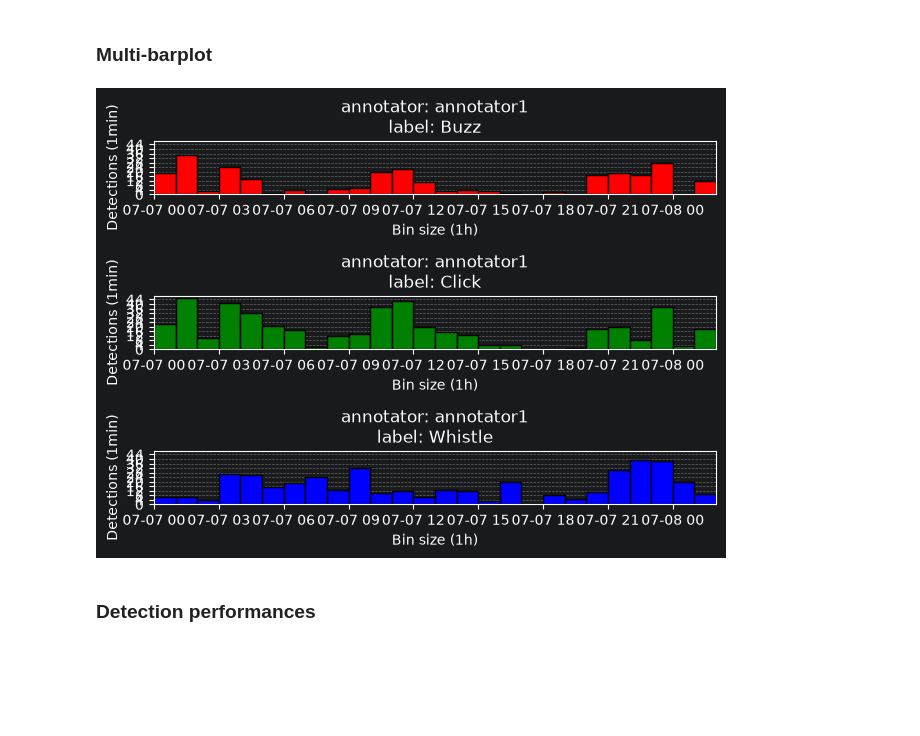
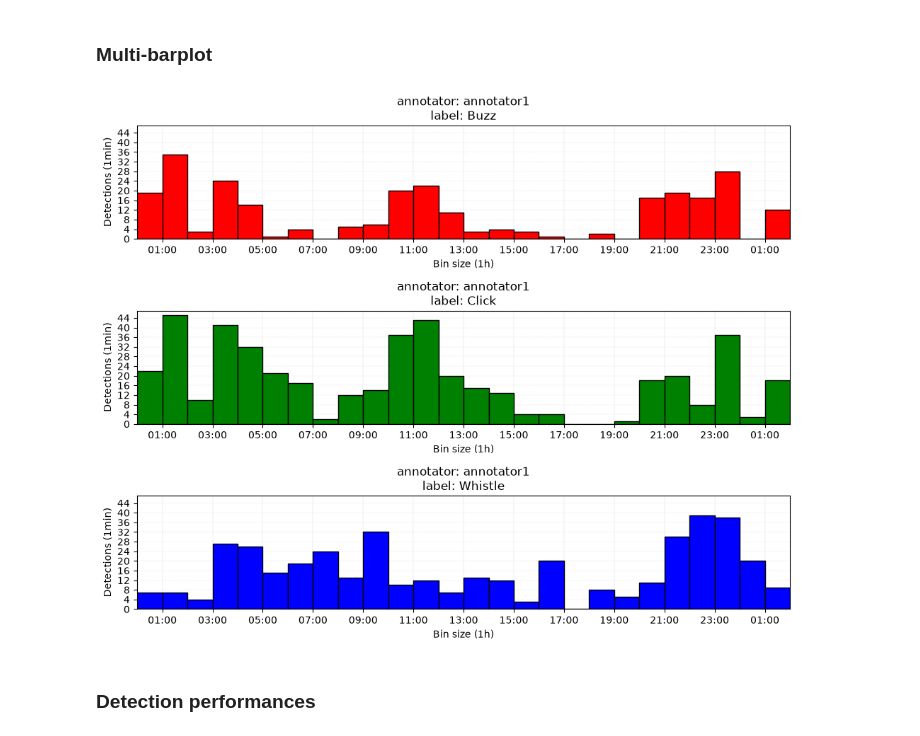
Before and after one commit to Project-OSmOSE/disclOSE, a Jupyter notebook: docs/source/example_HF.ipynb, the cells around one changed output. Saved outputs shown, nothing was run; the diff lists cells and outputs as text; code cells hidden in the pictures; blank space fills up the shorter version.

```diff
--- a/docs/source/example_HF.ipynb
+++ b/docs/source/example_HF.ipynb
@@ -31,16 +28,20 @@ data.overview(annotator=data.annotator)
 # %% [markdown]
 ### Single barplot
 # %%
-fig, ax = plt.subplots(1, 1)
-
-ticks = Timedelta("1h")
-fmt = "%H:%M"
+fig, ax = plt.subplots(figsize=(10, 6))
 
 data.plot.histogram(
     ax=ax,
     annotator="annotator1",
-    label=["Whistle", "Click", "Buzz"],
+    label=["Buzz", "Click", "Whistle"],
     bin_size=Timedelta("1h"),
+    legend=True,
+    color=["red", "green", "blue"],
+)
+data.plot.set_ax(
+    ax=ax,
+    x_ticks_res=Timedelta("2h"),
+    date_format="%H:%M",
 )
 plt.show()
 # %% [output]
@@ -48,28 +49,32 @@ plt.show()
 # %% [markdown]
 ### Multi-barplot
 # %%
-fig, axs = plt.subplots(3, 1)
+fig, axs = plt.subplots(3, 1, figsize=(10, 8))
 
 lim = []
 color = ["red", "green", "blue"]
 for i, ax in enumerate(axs):
     data.plot.histogram(
         ax=ax,
         annotator="annotator1",
         label=data.label[i],
         bin_size=Timedelta("1h"),
         color=color[i],
     )
+    data.plot.set_ax(
+        ax=ax,
+        x_ticks_res=Timedelta("2h"),
+        date_format="%H:%M",
+    )
     lim.append(axs[i].get_ylim()[-1])
 
 for ax in axs:
     ax.set_ylim([0, int(max(lim))])
     ax.set_yticks(range(0, int(max(lim)), 4))
 
-plt.tight_layout()
 plt.show()
 # %% [output]
-[figure, old version]
+[figure, new version]
 # %% [markdown]
 ### Detection performances
 # %%
```
Also changed, not shown: parts of 3 cells of this notebook, 24 other files.
